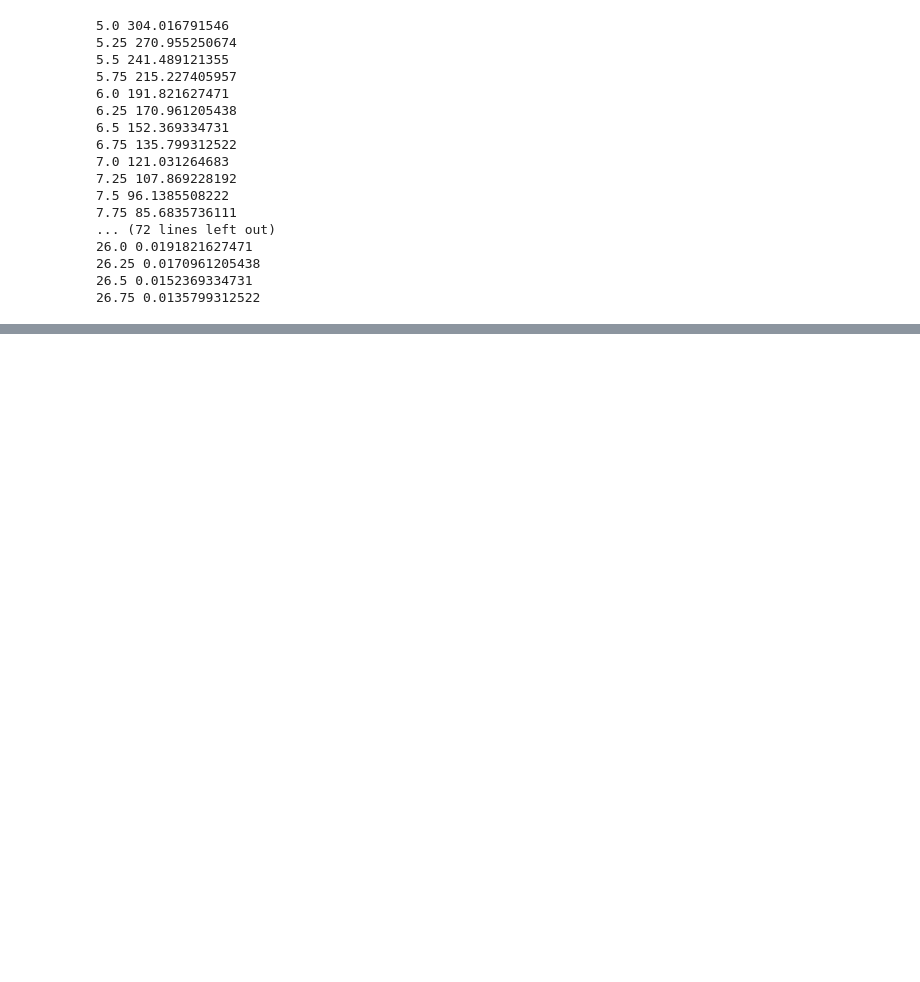
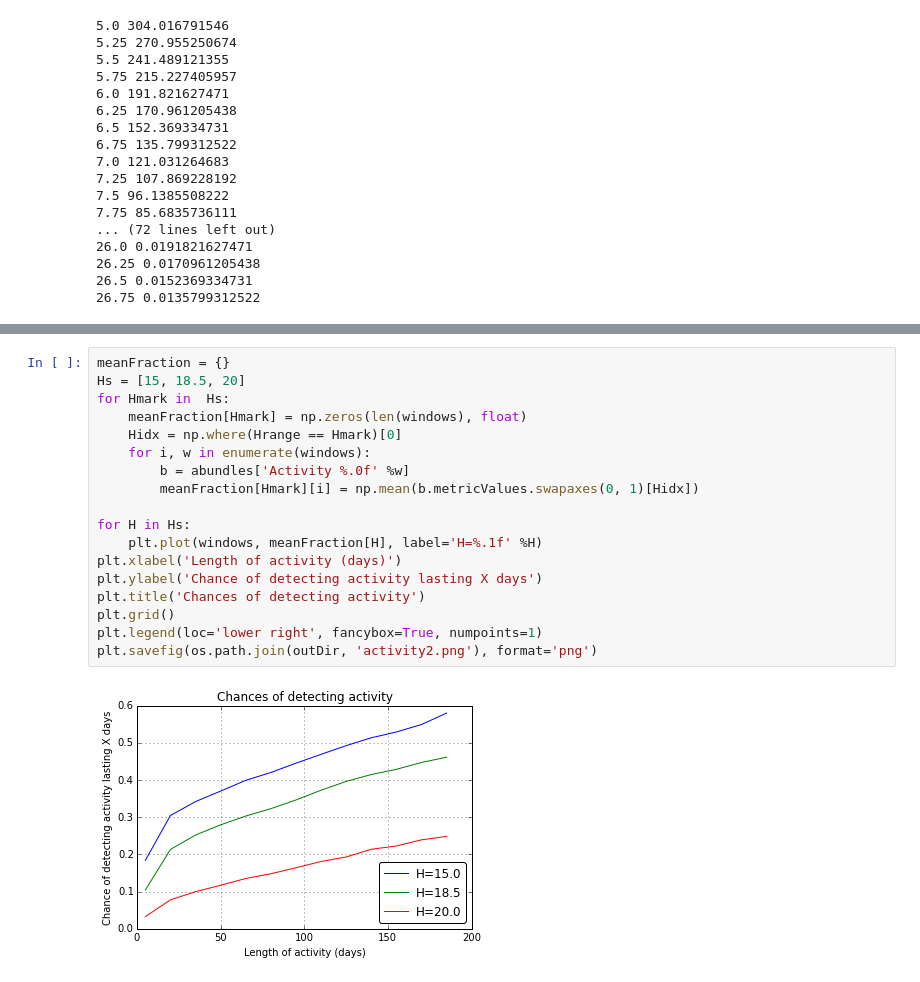
Before and after one commit to rhiannonlynne/MafSSO, a Jupyter notebook: SSO_Analysis.ipynb, the cells around one changed output, grey strips where cells are left out. Drawn from its saved outputs; the diff is of its cells as text; blank space fills up the shorter version.

```diff
--- a/SSO_Analysis.ipynb
+++ b/SSO_Analysis.ipynb
@@ -234,0 +281,20 @@ for H, d in zip(Hrange, diameter):
+# %%
+meanFraction = {}
+Hs = [15, 18.5, 20]
+for Hmark in  Hs:
+    meanFraction[Hmark] = np.zeros(len(windows), float)
+    Hidx = np.where(Hrange == Hmark)[0]
+    for i, w in enumerate(windows):
+        b = abundles['Activity %.0f' %w]
+        meanFraction[Hmark][i] = np.mean(b.metricValues.swapaxes(0, 1)[Hidx])
+
+for H in Hs:
+    plt.plot(windows, meanFraction[H], label='H=%.1f' %H)
+plt.xlabel('Length of activity (days)')
+plt.ylabel('Chance of detecting activity lasting X days')
+plt.title('Chances of detecting activity')
+plt.grid()
+plt.legend(loc='lower right', fancybox=True, numpoints=1)
+plt.savefig(os.path.join(outDir, 'activity2.png'), format='png')
+# %% [output]
+[figure, added]
```
Also changed, not shown: parts of 29 cells of this notebook, 2 other files.
